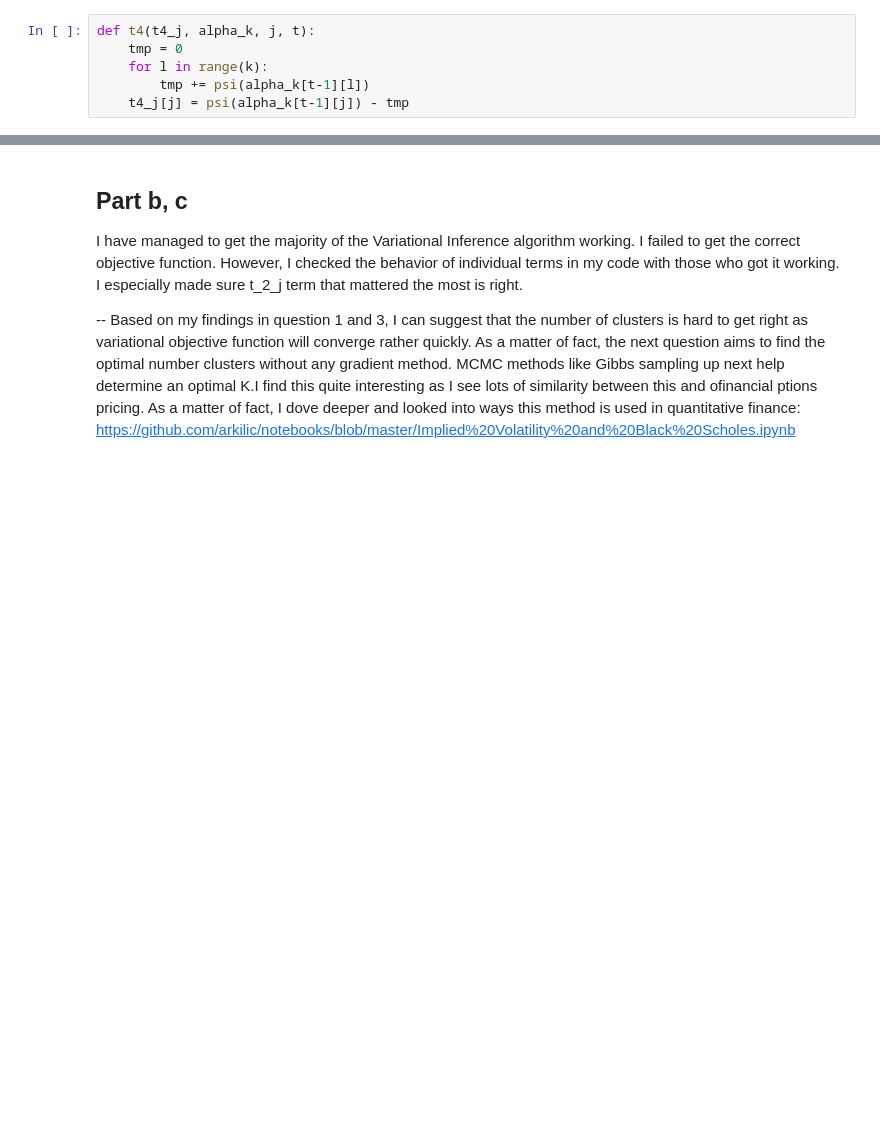
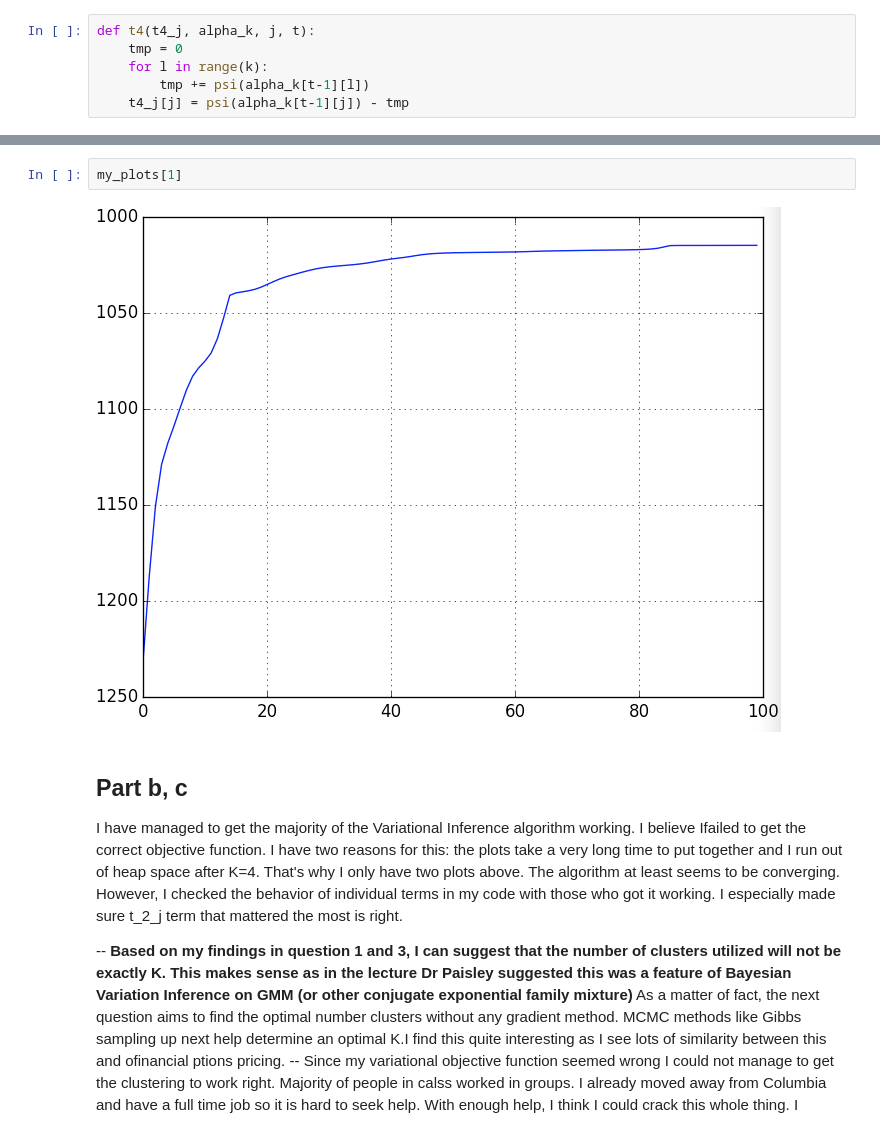
Before and after one commit to arkilic/notebooks, a Jupyter notebook: VI-GMM More Modular Code.ipynb, the cells around one changed output, grey strips where cells are left out. Drawn from its saved outputs; the diff is of its cells as text; blank space fills up the shorter version.

```diff
--- a/VI-GMM More Modular Code.ipynb
+++ b/VI-GMM More Modular Code.ipynb
@@ -249,6 +287,13 @@ for t in xrange(T):
+# %%
+my_plots[1]
+# %% [output]
+[figure, added]
 # %% [markdown]
 Part b, c
 ------
-I have managed to get the majority of the Variational Inference algorithm working. I failed to get the correct objective function. However, I checked the behavior of individual terms in my code with those who got it working. I especially made sure t_2_j term that mattered the most is right.
+I have managed to get the majority of the Variational Inference algorithm working. I believe Ifailed to get the correct objective function. I have two reasons for this: the plots take a very long time to put together and I run out of heap space after K=4. That's why I only have two plots above. The algorithm at least seems to be converging. However, I checked the behavior of individual terms in my code with those who got it working. I especially made sure t_2_j term that mattered the most is right.
 
--- Based on my findings in question 1 and 3, I can suggest that the number of clusters is hard to get right as variational objective function will converge rather quickly. As a matter of fact, the next question aims to find the optimal number clusters without any gradient method. MCMC methods like Gibbs sampling up next help determine an optimal K.I find this quite interesting as I see lots of similarity between this and ofinancial ptions pricing. As a matter of fact, I dove deeper and looked into ways this method is used in quantitative finance: https://github.com/arkilic/notebooks/blob/master/Implied%20Volatility%20and%20Black%20Scholes.ipynb
+
+-- **Based on my findings in question 1 and 3, I can suggest that the number of clusters utilized will not be exactly K. This makes sense as in the lecture Dr Paisley suggested this was a feature of Bayesian Variation Inference on GMM (or other conjugate exponential family mixture)**
+As a matter of fact, the next question aims to find the optimal number clusters without any gradient method. MCMC methods like Gibbs sampling up next help determine an optimal K.I find this quite interesting as I see lots of similarity between this and ofinancial ptions pricing.
+-- Since my variational objective function seemed wrong I could not manage to get the clustering to work right. Majority of people in calss worked in groups. I already moved away from Columbia and have a full time job so it is hard to seek help. With enough help, I think I could crack this whole thing. I
```
Also changed, not shown: parts of 8 cells of this notebook.
